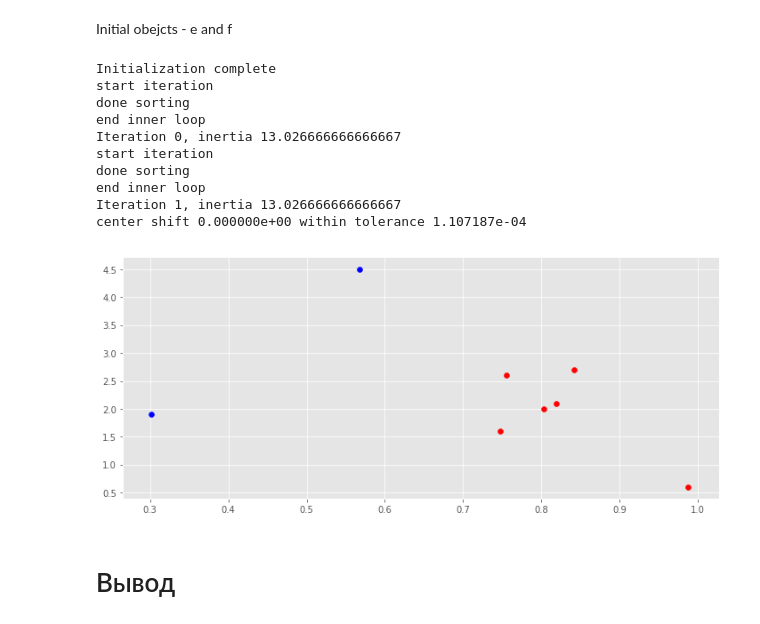
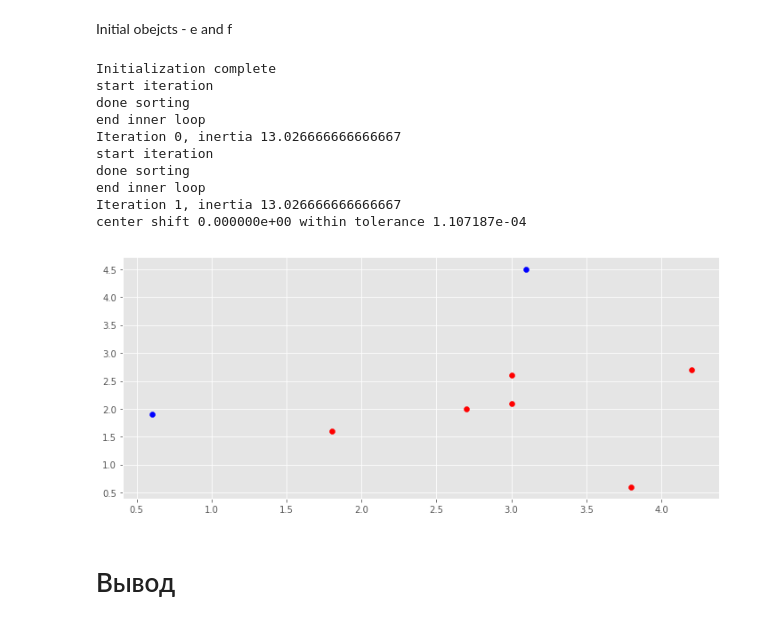
Before and after one commit to borisman18/AOT, a Jupyter notebook: hw_clust/report.ipynb, the cells around one changed output. Drawn from its saved outputs; the diff is of its cells as text; code cells hidden in the pictures.

Commit message:
plot fixed

```diff
--- a/hw_clust/report.ipynb
+++ b/hw_clust/report.ipynb
@@ -49,32 +49,32 @@ plt.show()
 # %% [markdown]
 Initial obejcts - e and f
 # %%
-X_n = preprocessing.normalize(X)
+X_n = preprocessing.normalize(X, axis=1)
 # %%
 init_obj = np.array([
     X_n[4], # e
     X_n[5]  # f
 ])
 
 model = KMeans(n_clusters=2, init=init_obj, n_init=1, verbose=1)
 model.fit(X)
 
 plt.figure()
-plt.scatter(X_n[model.labels_==0,0],X[model.labels_==0,1], c='r' )
-plt.scatter(X_n[model.labels_==1,0],X[model.labels_==1,1], c='b' )
+plt.scatter(X[model.labels_==0,0],X[model.labels_==0,1], c='r' )
+plt.scatter(X[model.labels_==1,0],X[model.labels_==1,1], c='b' )
 plt.show()
 # %% [output]
 Initialization complete
 start iteration
 done sorting
 end inner loop
 Iteration 0, inertia 13.026666666666667
 start iteration
 done sorting
 end inner loop
 Iteration 1, inertia 13.026666666666667
 center shift 0.000000e+00 within tolerance 1.107187e-04
-[figure, old version]
+[figure, new version]
 # %% [markdown]
 # Вывод
 # %% [markdown]
```
Also changed, not shown: parts of 2 cells of this notebook.
